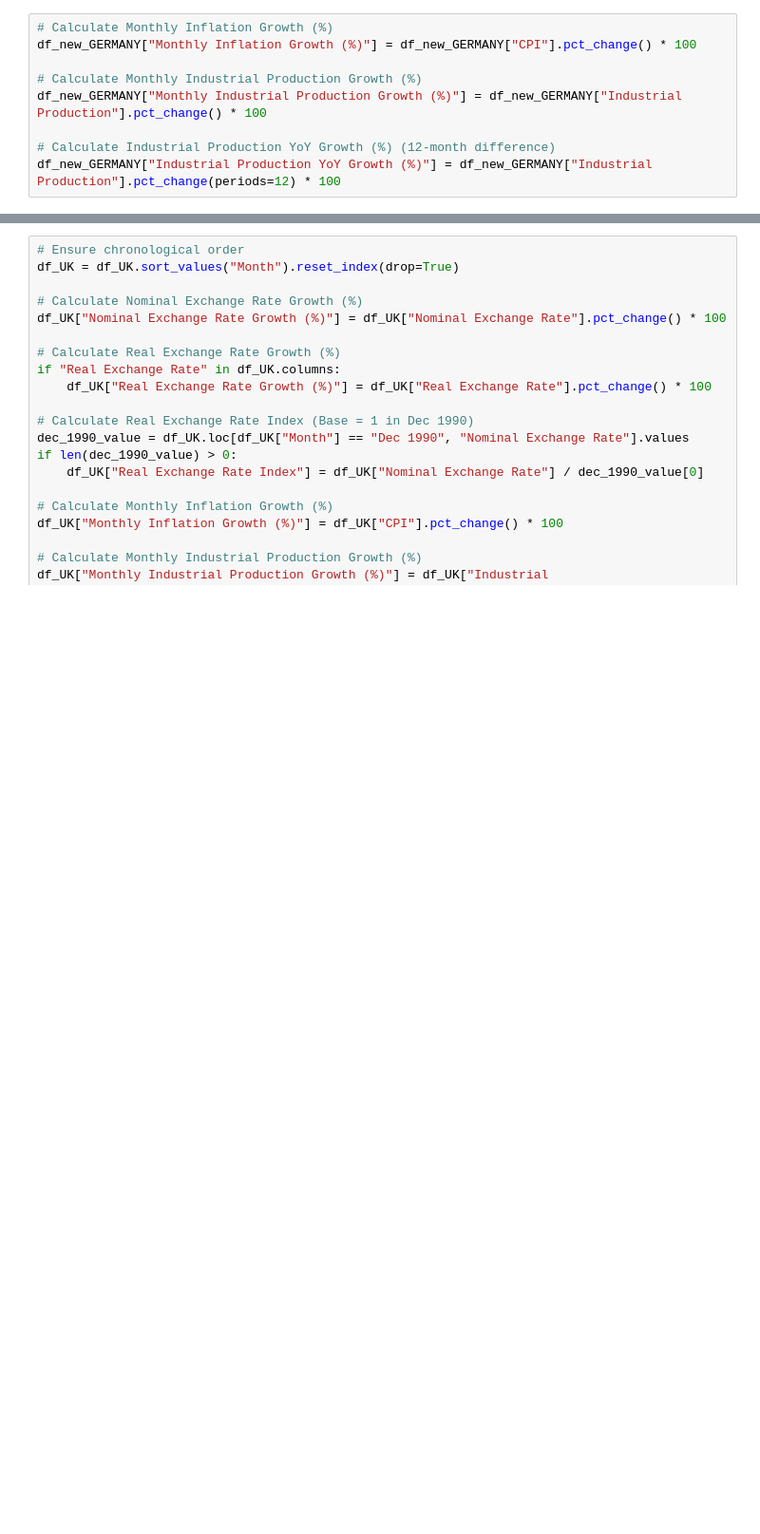
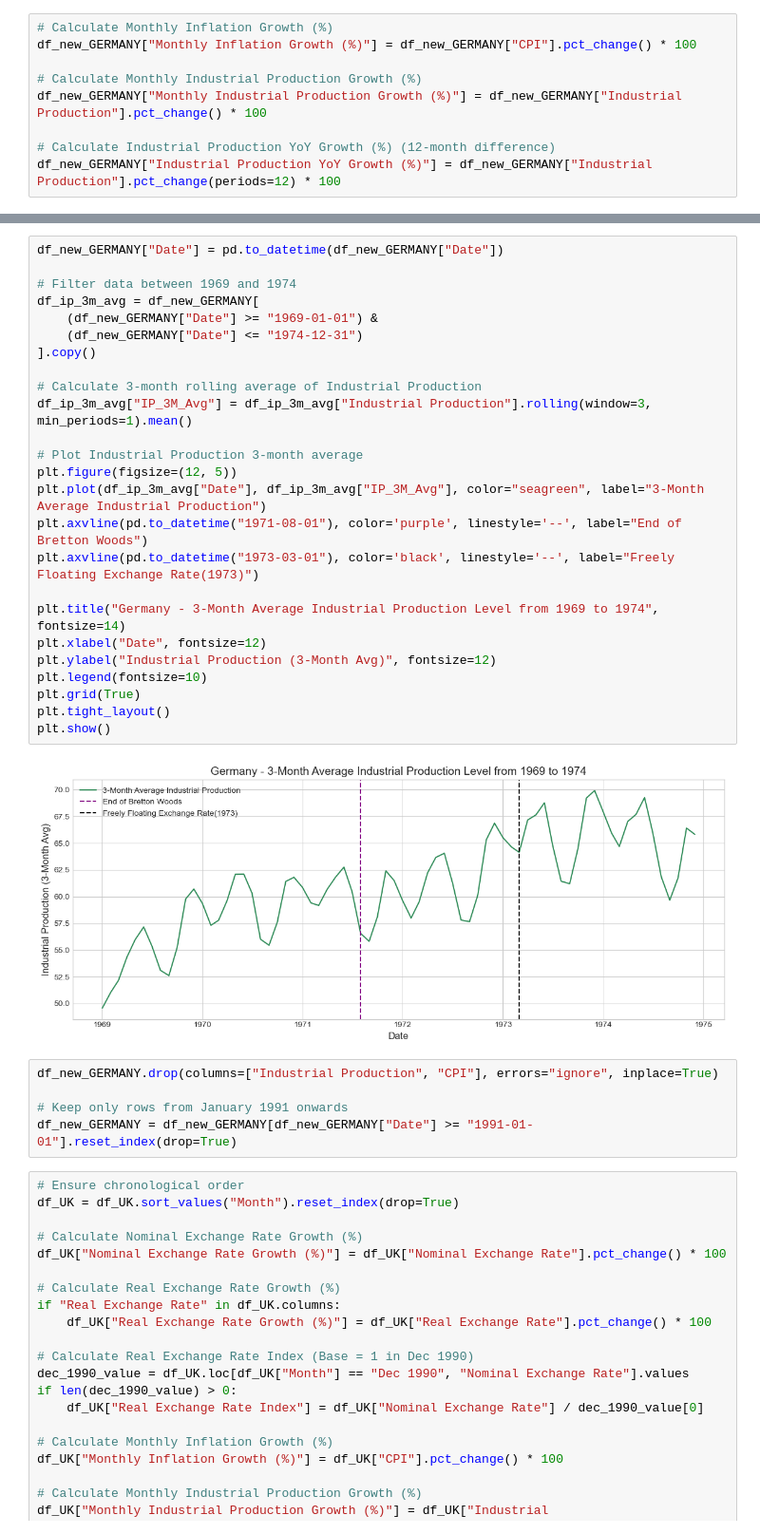
Before and after one commit to EC1B1-Macro-Project/Germany_Coursework, a Jupyter notebook: code/NB00.ipynb, the cells around one changed output, grey strips where cells are left out. Shown at 95% size. Cells and saved outputs as stored; diff of their text form; blank space fills up the shorter version.

```diff
--- a/code/NB00.ipynb
+++ b/code/NB00.ipynb
@@ -1220,3 +1140,35 @@ df_new_GERMANY.rename(columns={"Month": "Date"}, inplace=True)
+# %%
+df_new_GERMANY["Date"] = pd.to_datetime(df_new_GERMANY["Date"])
+
+# Filter data between 1969 and 1974
+df_ip_3m_avg = df_new_GERMANY[
+    (df_new_GERMANY["Date"] >= "1969-01-01") &
+    (df_new_GERMANY["Date"] <= "1974-12-31")
+].copy()
+
+# Calculate 3-month rolling average of Industrial Production
+df_ip_3m_avg["IP_3M_Avg"] = df_ip_3m_avg["Industrial Production"].rolling(window=3, min_periods=1).mean()
+
+# Plot Industrial Production 3-month average
+plt.figure(figsize=(12, 5))
+plt.plot(df_ip_3m_avg["Date"], df_ip_3m_avg["IP_3M_Avg"], color="seagreen", label="3-Month Average Industrial Production")
+plt.axvline(pd.to_datetime("1971-08-01"), color='purple', linestyle='--', label="End of Bretton Woods")
+plt.axvline(pd.to_datetime("1973-03-01"), color='black', linestyle='--', label="Freely Floating Exchange Rate(1973)")
+
+plt.title("Germany - 3-Month Average Industrial Production Level from 1969 to 1974", fontsize=14)
+plt.xlabel("Date", fontsize=12)
+plt.ylabel("Industrial Production (3-Month Avg)", fontsize=12)
+plt.legend(fontsize=10)
+plt.grid(True)
+plt.tight_layout()
+plt.show()
+# %% [output]
+[figure, added]
+# %%
+df_new_GERMANY.drop(columns=["Industrial Production", "CPI"], errors="ignore", inplace=True)
+
+# Keep only rows from January 1991 onwards
+df_new_GERMANY = df_new_GERMANY[df_new_GERMANY["Date"] >= "1991-01-01"].reset_index(drop=True)
 # %%
 # Ensure chronological order
 df_UK = df_UK.sort_values("Month").reset_index(drop=True)
```
Also changed, not shown: parts of 24 cells of this notebook.
